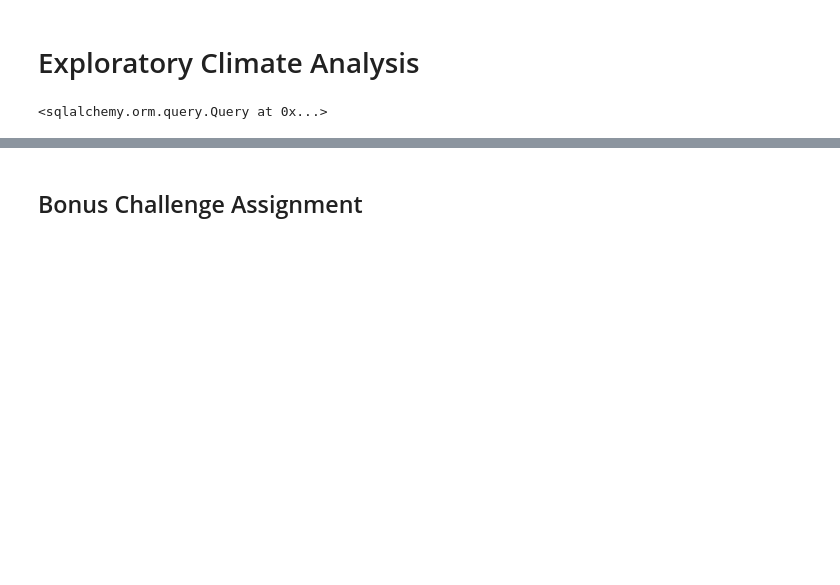
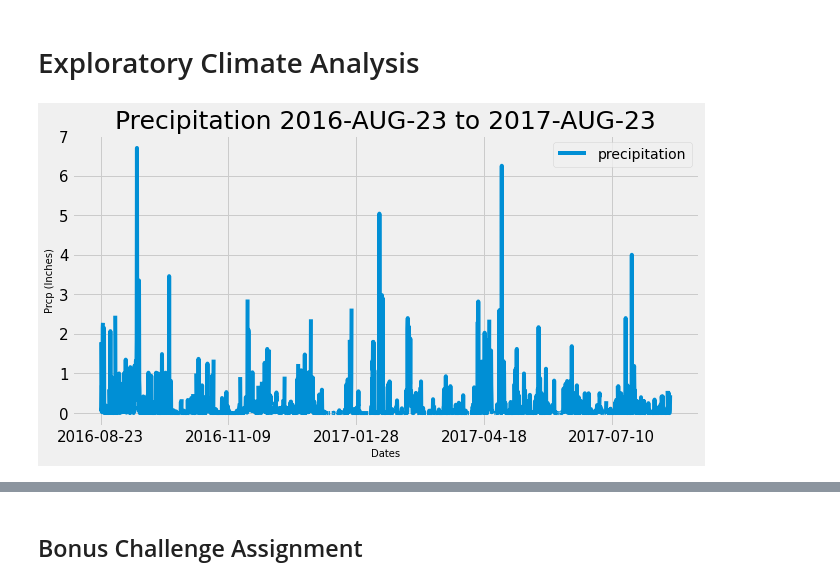
Before and after one commit to George-R/sqlalchemy-challenge, a Jupyter notebook: climate_starter.ipynb, the cells around one changed output, grey strips where cells are left out. Cells and saved outputs as stored; diff of their text form; code cells hidden in the pictures; blank space fills up the shorter version.

```diff
--- a/climate_starter.ipynb
+++ b/climate_starter.ipynb
@@ -69,8 +69,22 @@ session = Session(engine)
 # Sort the dataframe by date
 # Use Pandas Plotting with Matplotlib to plot the data
 
-results = session.query(measurement.date, measurement.prcp)
+date = dt.datetime(2016, 8, 22)
+results = session.query(measurement.date, measurement.prcp).filter(measurement.date > date).all()
+
+#for record in results:
+    #print(record)
-# %% [output]
-<sqlalchemy.orm.query.Query at 0x...>
+# %%
+df = pd.DataFrame(results, columns = ['date', 'precipitation'])
+df.set_index('date', inplace = True)
+df = df.sort_index()
+
+ax = df.plot(fontsize=15, figsize=(10,5));
+ax.set_title("Precipitation 2016-AUG-23 to 2017-AUG-23", fontsize=25);
+ax.set_ylabel('Prcp (Inches)', fontsize=10);
+ax.set_xlabel('Dates', fontsize=10);
+plt.show()
+# %% [output]
+[figure, added]
 # %%
 # Use Pandas to calcualte the summary statistics for the precipitation data
```
Also changed, not shown: parts of 5 cells of this notebook.
